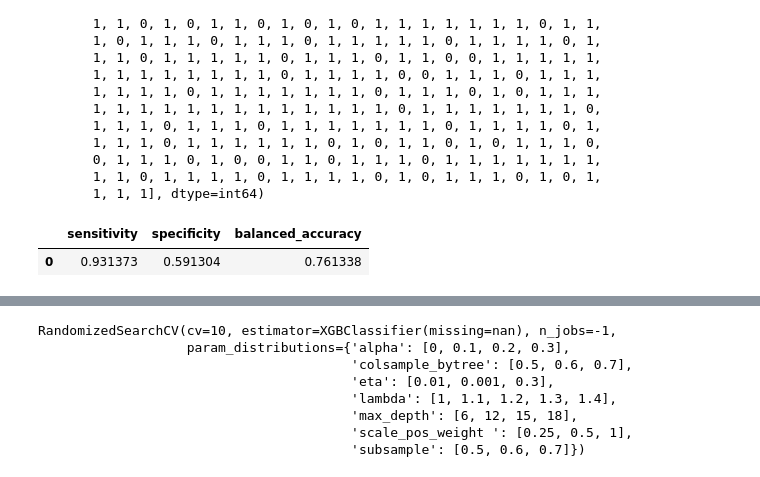
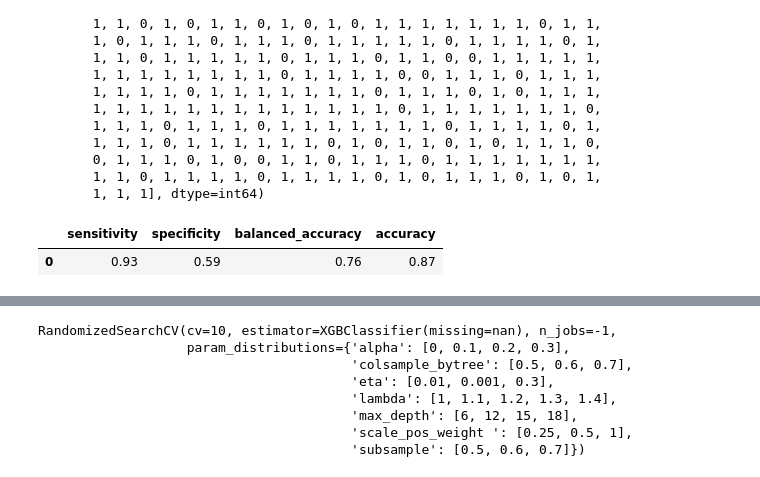
Before and after one commit to mhanauer/housing_xboost_python, a Jupyter notebook: house_dat_ML.ipynb, the cells around one changed output, grey strips where cells are left out. Cells and saved outputs as stored; diff of their text form; code cells hidden in the pictures.

```diff
--- a/house_dat_ML.ipynb
+++ b/house_dat_ML.ipynb
@@ -9,7 +9,7 @@
 # Save the model
 # Export the predicted values
 # Load in the model and run again with new data from FHHC
-
+pd.options.display.max_columns = None
 import pandas as pd
 import numpy as np
 import xgboost as xgb
@@ -195,13 +194,16 @@ balanced_accuracy =  (sensitivity+specificity)/2
 # %%
 ### Fix this later
 ##
-gs.best_score_
+accuracy = pd.DataFrame(gs.best_score_, columns = ["accuracy"], index = [0])
+### Fix this later
 sensitivity = pd.DataFrame(sensitivity, columns = ["sensitivity"], index = [0])
 specificity = pd.DataFrame(specificity, columns = ["specificity"], index = [0])
 balanced_accuracy = pd.DataFrame(balanced_accuracy, columns = ["balanced_accuracy"], index = [0])
-frames = [sensitivity, specificity, balanced_accuracy]
+
+frames = [sensitivity, specificity, balanced_accuracy, accuracy]
 metrics_dat = pd.concat(frames, axis = 1)
+metrics_dat = metrics_dat.round(2)
 metrics_dat
 # %% [output]
-|  | sensitivity | specificity | balanced_accuracy |
-| 0 | 0.931373 | 0.591304 | 0.761338 |
+|  | sensitivity | specificity | balanced_accuracy | accuracy |
+| 0 | 0.93 | 0.59 | 0.76 | 0.87 |
```
Also changed, not shown: parts of 17 cells of this notebook.
